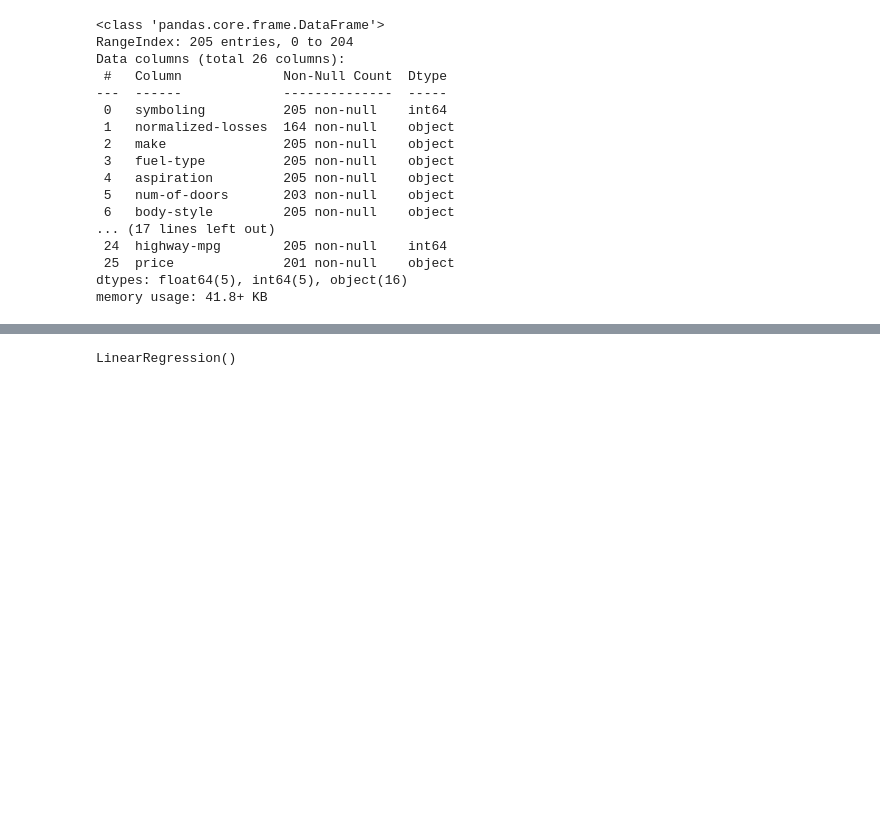
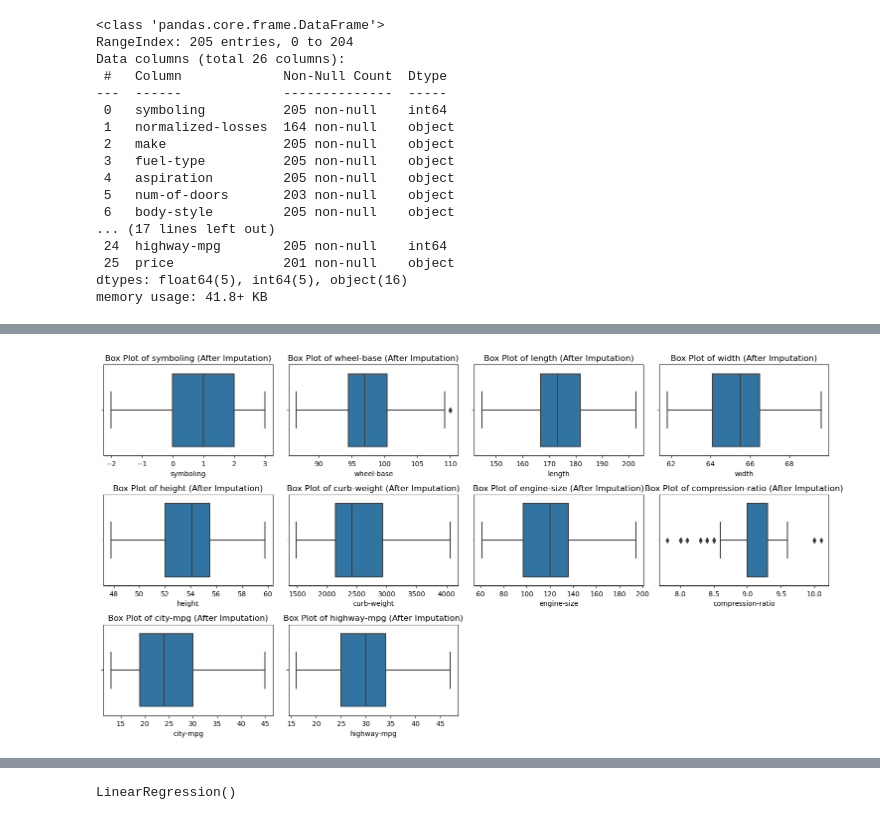
Before and after one commit to 31Atharva/auto_dataset, a Jupyter notebook: models/auto_dataset.ipynb, the cells around one changed output, grey strips where cells are left out. Cells and saved outputs as stored; diff of their text form; code cells hidden in the pictures; blank space fills up the shorter version.

```diff
--- a/models/auto_dataset.ipynb
+++ b/models/auto_dataset.ipynb
@@ -111,0 +166,12 @@ print(df[columns_to_convert].head())
+# %%
+import matplotlib.pyplot as plt
+import seaborn as sns
+
+# Boxplot for each numeric column
+plt.figure(figsize=(15, 8))
+for i, col in enumerate(df.select_dtypes(include=[np.number]).columns, 1):
+    plt.subplot(3, 4, i)
+    sns.boxplot(data=df, x=col)
+    plt.title(f'Box Plot of {col}')
+plt.tight_layout()
+plt.show()
@@ -111,0 +180,21 @@ print(df[columns_to_convert].head())
+# %%
+# Function to detect and impute outliers with the median
+def impute_outliers_with_median(data, column):
+    Q1 = data[column].quantile(0.25)
+    Q3 = data[column].quantile(0.75)
+    IQR = Q3 - Q1
+    lower_bound = Q1 - 1.5 * IQR
+    upper_bound = Q3 + 1.5 * IQR
+
+    # Impute outliers with median
+    median_value = data[column].median()
+    data.loc[(data[column] < lower_bound) | (data[column] > upper_bound), column] = median_value
+
+# Apply the function to each numeric column
+for col in df.select_dtypes(include=[np.number]).columns:
+    impute_outliers_with_median(df, col)
+# %%
+# Check for remaining outliers
+for col in df.select_dtypes(include=[np.number]).columns:
+    print(f"Outliers in {col} after imputation:")
+    print(detect_outliers_iqr(df, col))
@@ -111,0 +219,10 @@ print(df[columns_to_convert].head())
+# %%
+plt.figure(figsize=(15, 8))
+for i, col in enumerate(df.select_dtypes(include=[np.number]).columns, 1):
+    plt.subplot(3, 4, i)
+    sns.boxplot(data=df, x=col)
+    plt.title(f'Box Plot of {col} (After Imputation)')
+plt.tight_layout()
+plt.show()
+# %% [output]
+[figure, added]
```
Also changed, not shown: parts of 68 cells of this notebook, 10 other files.
